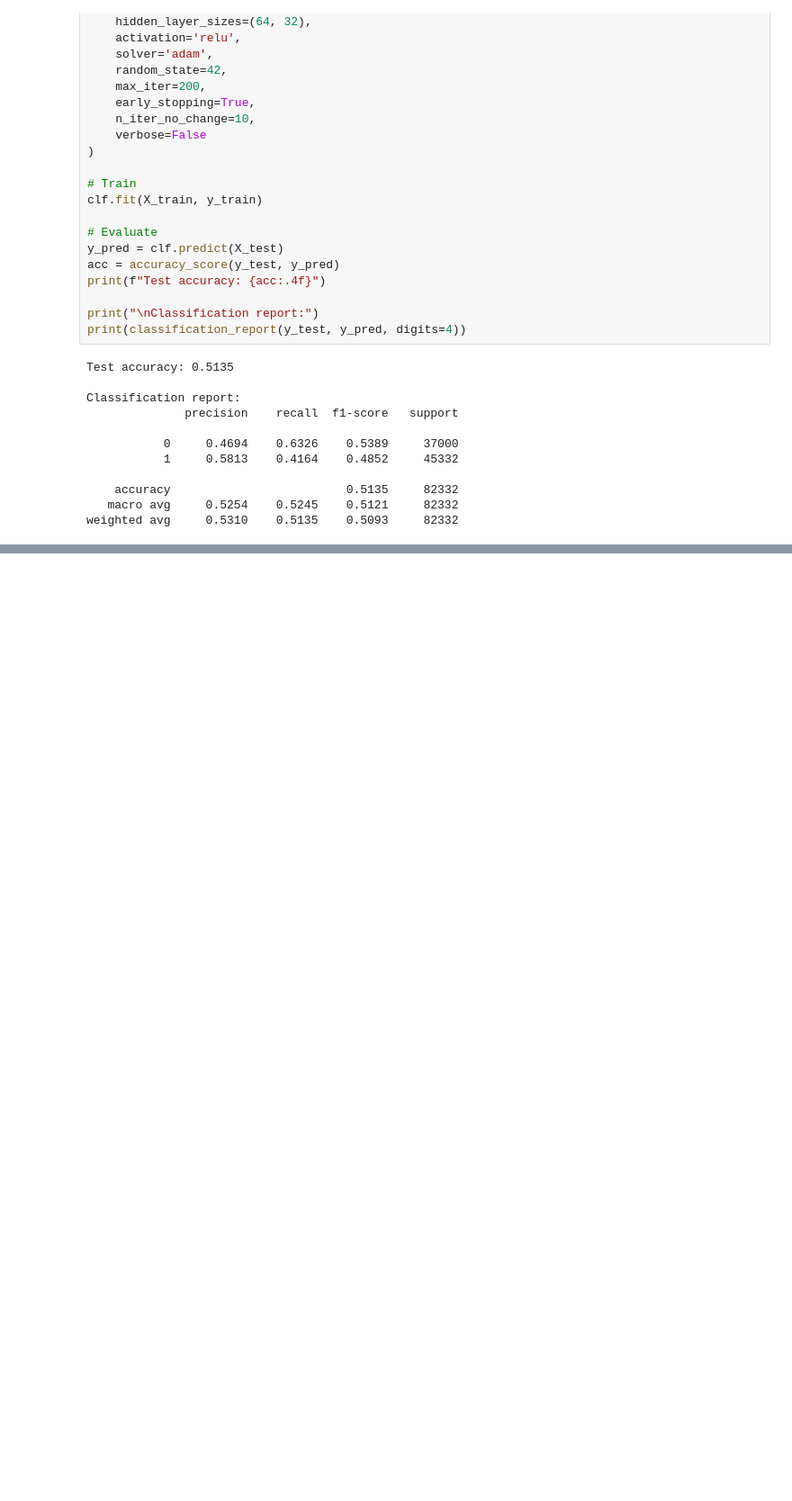
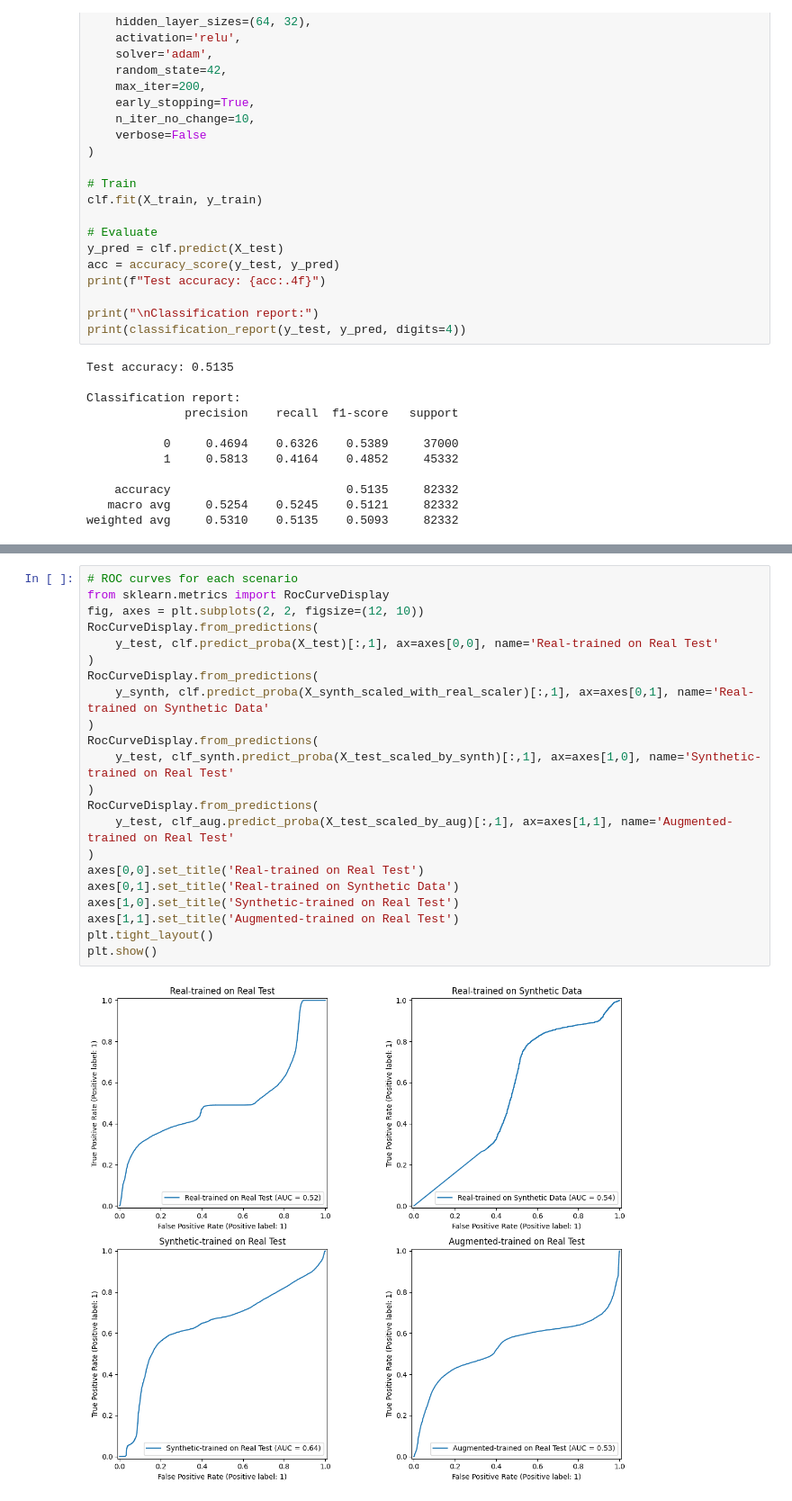
Before and after one commit to Phasio3/Final-Project-GAN-Cybersecurity, a Jupyter notebook: Simple_NN.ipynb, the cells around one changed output, grey strips where cells are left out. Shown at 90% size. Cells and saved outputs as stored; diff of their text form; blank space fills up the shorter version.

```diff
--- a/Simple_NN.ipynb
+++ b/Simple_NN.ipynb
@@ -303,0 +304,24 @@ plt.show()
+# %%
+# ROC curves for each scenario
+from sklearn.metrics import RocCurveDisplay
+fig, axes = plt.subplots(2, 2, figsize=(12, 10))
+RocCurveDisplay.from_predictions(
+    y_test, clf.predict_proba(X_test)[:,1], ax=axes[0,0], name='Real-trained on Real Test'
+)
+RocCurveDisplay.from_predictions(
+    y_synth, clf.predict_proba(X_synth_scaled_with_real_scaler)[:,1], ax=axes[0,1], name='Real-trained on Synthetic Data'
+)
+RocCurveDisplay.from_predictions(
+    y_test, clf_synth.predict_proba(X_test_scaled_by_synth)[:,1], ax=axes[1,0], name='Synthetic-trained on Real Test'
+)
+RocCurveDisplay.from_predictions(
+    y_test, clf_aug.predict_proba(X_test_scaled_by_aug)[:,1], ax=axes[1,1], name='Augmented-trained on Real Test'
+)
+axes[0,0].set_title('Real-trained on Real Test')
+axes[0,1].set_title('Real-trained on Synthetic Data')
+axes[1,0].set_title('Synthetic-trained on Real Test')
+axes[1,1].set_title('Augmented-trained on Real Test')
+plt.tight_layout()
+plt.show()
+# %% [output]
+[figure, added]
```
Also changed, not shown: parts of 3 cells of this notebook, 6 other files.
